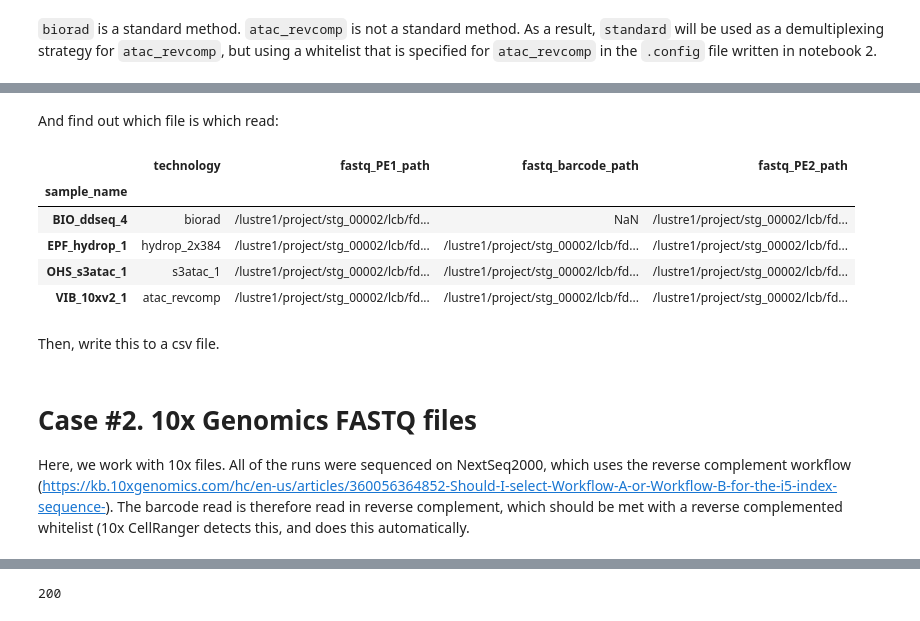
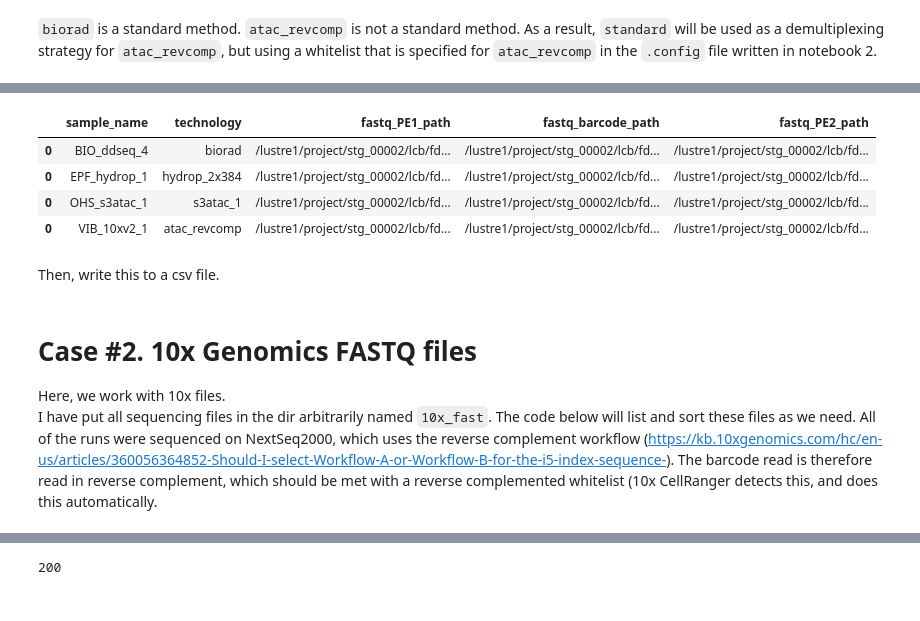
Before and after one commit to aertslab/PUMATAC_tutorial, a Jupyter notebook: 1_write_metadata.ipynb, the cells around one changed output, grey strips where cells are left out. Drawn from its saved outputs; the diff is of its cells as text; code cells hidden in the pictures.

```diff
--- a/1_write_metadata.ipynb
+++ b/1_write_metadata.ipynb
@@ -112,2 +138,0 @@ fastq_df
-# %% [markdown]
-And find out which file is which read:
@@ -125,41 +139,25 @@ read_alias_dict_ddseq = {
-# %%
-read_dict = {}
-for sample in samplenames:  # iterate over all samples
-    tech = sample.split("_")[1]  # get the technology from the filename
-    read_dict[sample] = {}  # initiate a new dict
-    sample_filepaths = sorted(
-        glob.glob(f"{fastq_dir}/*{sample}*")
-    )  # get all the filepaths for the current sample
-    for (
-        sample_file
-    ) in sample_filepaths:  # iterate over all file paths for current sample
-        read = (
-            sample_file.split("/")[-1].split("__")[1].split(".")[0]
-        )  # identify the read from the file name
-        if tech != "ddseq":
-            read_dict[sample][read_alias_dict[read]] = os.path.abspath(sample_file)
-        else:
-            read_dict[sample][read_alias_dict_ddseq[read]] = os.path.abspath(
-                sample_file
-            )
-
-# concatenate this to the fastq_df
-fastq_df = pd.concat(
-    [fastq_df, pd.DataFrame.from_dict(read_dict, orient="index")], axis=1
-)
-fastq_df = fastq_df[
-    ["technology", "fastq_PE1_path", "fastq_barcode_path", "fastq_PE2_path"]
-]
-fastq_df.index.name = "sample_name"
-# %%
-fastq_df
-# %% [output]
-|  | technology | fastq_PE1_path | fastq_barcode_path | fastq_PE2_path |
-| sample_name |  |  |  |  |
-| BIO_ddseq_4 | biorad | /lustre1/project/stg_00002/lcb/fd... | NaN | /lustre1/project/stg_00002/lcb/fd... |
-| EPF_hydrop_1 | hydrop_2x384 | /lustre1/project/stg_00002/lcb/fd... | /lustre1/project/stg_00002/lcb/fd... | /lustre1/project/stg_00002/lcb/fd... |
-| OHS_s3atac_1 | s3atac_1 | /lustre1/project/stg_00002/lcb/fd... | /lustre1/project/stg_00002/lcb/fd... | /lustre1/project/stg_00002/lcb/fd... |
-| VIB_10xv2_1 | atac_revcomp | /lustre1/project/stg_00002/lcb/fd... | /lustre1/project/stg_00002/lcb/fd... | /lustre1/project/stg_00002/lcb/fd... |
+# %%
+df_metadata = pd.DataFrame()
+for sample in samplenames:
+    sample_R1_files = [
+        os.path.realpath(x) for x in sorted(glob.glob(f"{fastq_dir}/*{sample}*R1*"))
+    ]
+    # print(len(sample_R1_files))
+    df_sub = pd.DataFrame([sample] * len(sample_R1_files), columns=["sample_name"])
+    df_sub["technology"] = [tech_dict[os.path.basename(x)] for x in sample_R1_files]
+    df_sub["fastq_PE1_path"] = sample_R1_files
+    df_sub["fastq_barcode_path"] = [x.replace("_R1_", "_R2_") for x in sample_R1_files]
+    df_sub["fastq_PE2_path"] = [x.replace("_R1_", "_R3_") for x in sample_R1_files]
+
+    df_metadata = pd.concat([df_metadata, df_sub])
+# %%
+df_metadata
+# %% [output]
+|  | sample_name | technology | fastq_PE1_path | fastq_barcode_path | fastq_PE2_path |
+| 0 | BIO_ddseq_4 | biorad | /lustre1/project/stg_00002/lcb/fd... | /lustre1/project/stg_00002/lcb/fd... | /lustre1/project/stg_00002/lcb/fd... |
+| 0 | EPF_hydrop_1 | hydrop_2x384 | /lustre1/project/stg_00002/lcb/fd... | /lustre1/project/stg_00002/lcb/fd... | /lustre1/project/stg_00002/lcb/fd... |
+| 0 | OHS_s3atac_1 | s3atac_1 | /lustre1/project/stg_00002/lcb/fd... | /lustre1/project/stg_00002/lcb/fd... | /lustre1/project/stg_00002/lcb/fd... |
+| 0 | VIB_10xv2_1 | atac_revcomp | /lustre1/project/stg_00002/lcb/fd... | /lustre1/project/stg_00002/lcb/fd... | /lustre1/project/stg_00002/lcb/fd... |
 # %% [markdown]
 Then, write this to a csv file.
 # %%
@@ -167,6 +165,8 @@ fastq_df.to_csv("metadata.tsv", sep="\t", index=True)
 # %% [markdown]
 # Case #2. 10x Genomics FASTQ files
-Here, we work with 10x files. All of the runs were sequenced on NextSeq2000, which uses the reverse complement workflow (https://kb.10xgenomics.com/hc/en-us/articles/360056364852-Should-I-select-Workflow-A-or-Workflow-B-for-the-i5-index-sequence-). The barcode read is therefore read in reverse complement, which should be met with a reverse complemented whitelist (10x CellRanger detects this, and does this automatically.
+Here, we work with 10x files.
+I have put all sequencing files in the dir arbitrarily named `10x_fast`. The code below will list and sort these files as we need.
+All of the runs were sequenced on NextSeq2000, which uses the reverse complement workflow (https://kb.10xgenomics.com/hc/en-us/articles/360056364852-Should-I-select-Workflow-A-or-Workflow-B-for-the-i5-index-sequence-). The barcode read is therefore read in reverse complement, which should be met with a reverse complemented whitelist (10x CellRanger detects this, and does this automatically.
 # %%
 fastq_dir = "10x_fastq/"
 # %%
```
Also changed, not shown: parts of 23 cells of this notebook, 25 other files.
